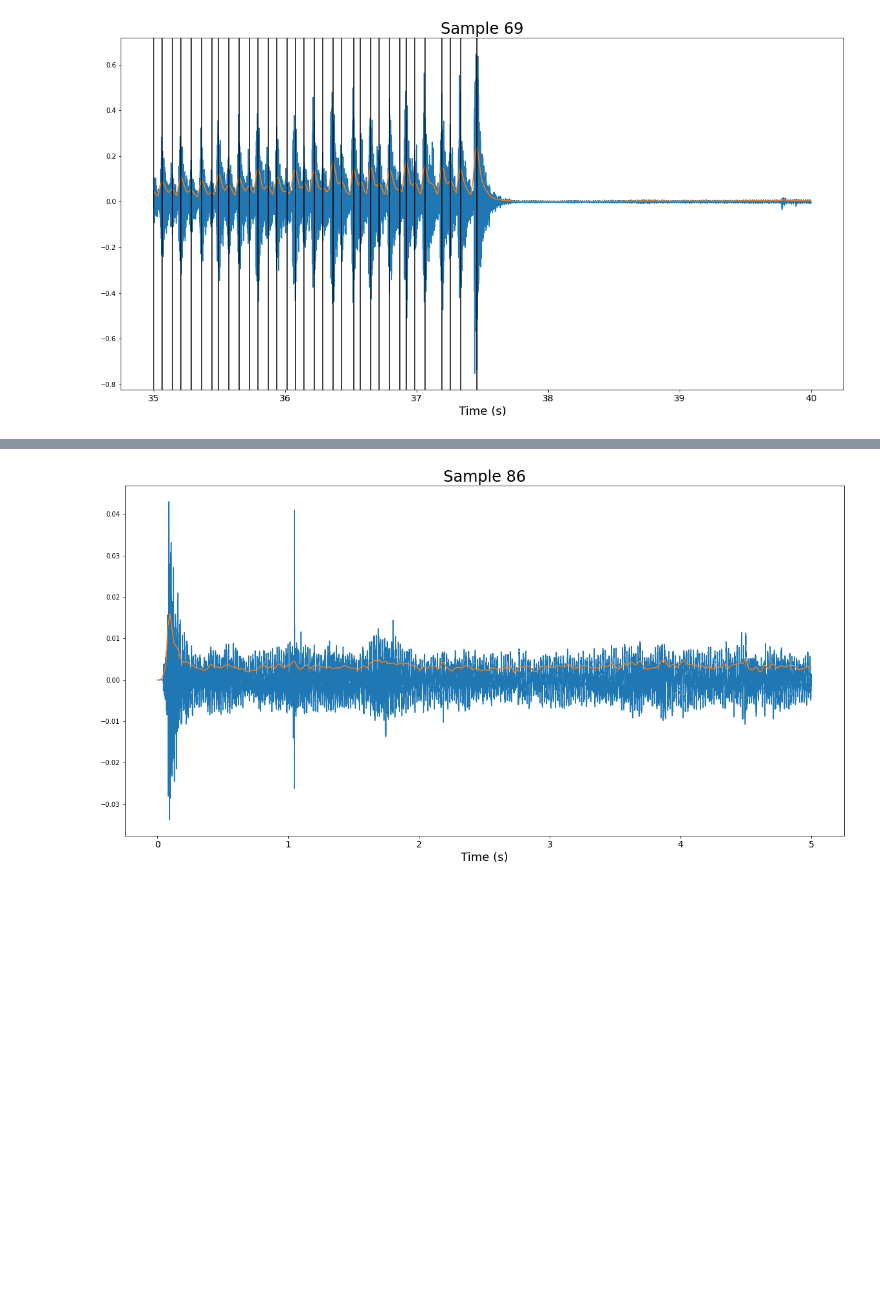
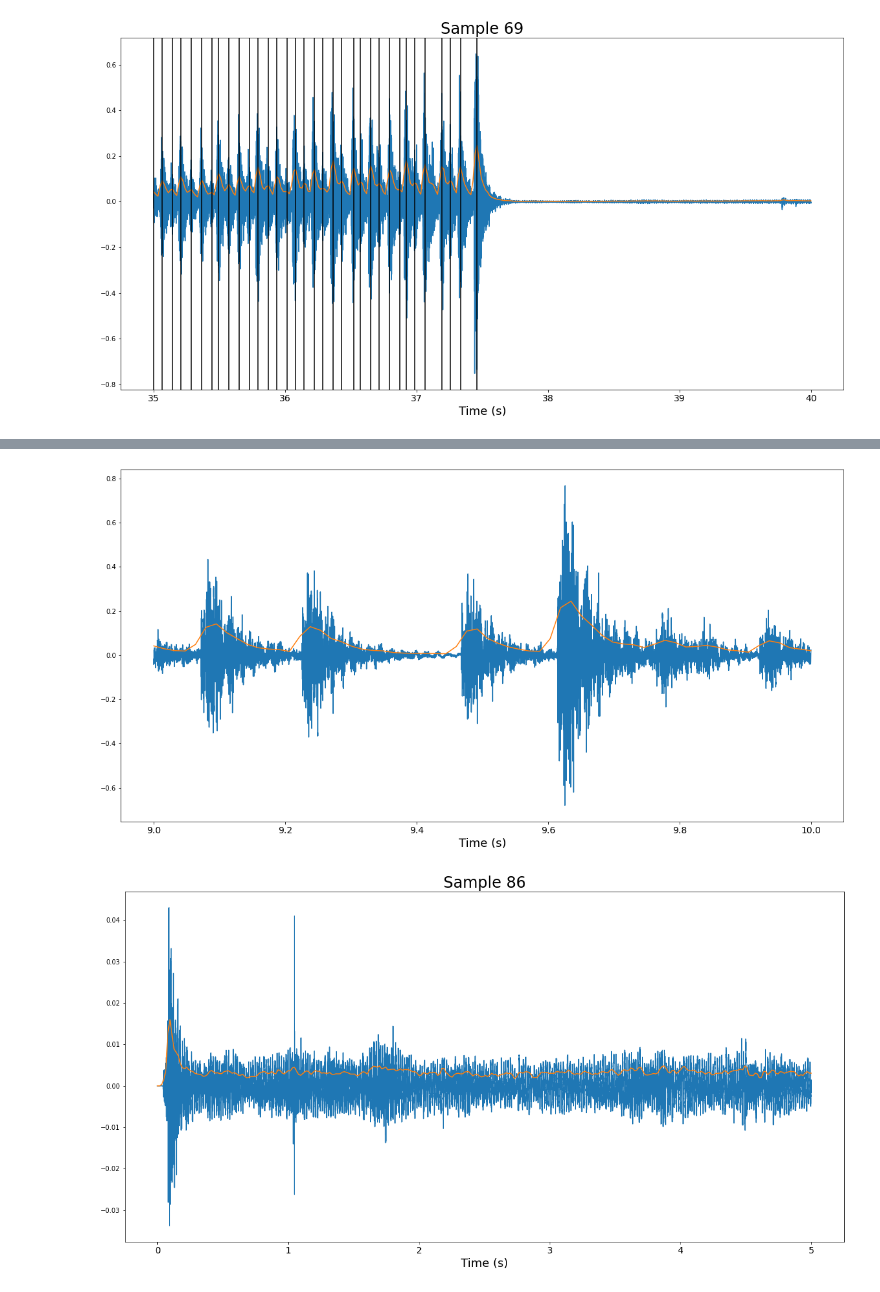
Before and after one commit to prestondunton/rhythm_regression, a Jupyter notebook: Data_Inspection.ipynb, the cells around one changed output, grey strips where cells are left out. Cells and saved outputs as stored; diff of their text form; code cells hidden in the pictures; blank space fills up the shorter version.

```diff
--- a/Data_Inspection.ipynb
+++ b/Data_Inspection.ipynb
@@ -106,3 +112,12 @@ for start_time in range(0, 40, 5):
+# %%
+time_range = (9,10)
+axs = nbt.plot_signal(samples[86-1], time_range=time_range)
+
+axs = nbt.plot_rms_energy(samples[86-1], time_range=time_range, fmt='-', original_signal=False, axs=axs)
+
+#nbt.plot_amplitude_envelope(samples[86-1], time_range=time_range, fmt='-', original_signal=False, axs=axs)
+# %% [output]
+[figure, added]
 # %%
 for start_time in range(0, 45, 5):
     nbt.plot_rmse_transients(samples[86-1], time_range=(start_time, start_time+5), title='Sample 86')
```
Also changed, not shown: parts of 1 cell of this notebook, 2 other files.
